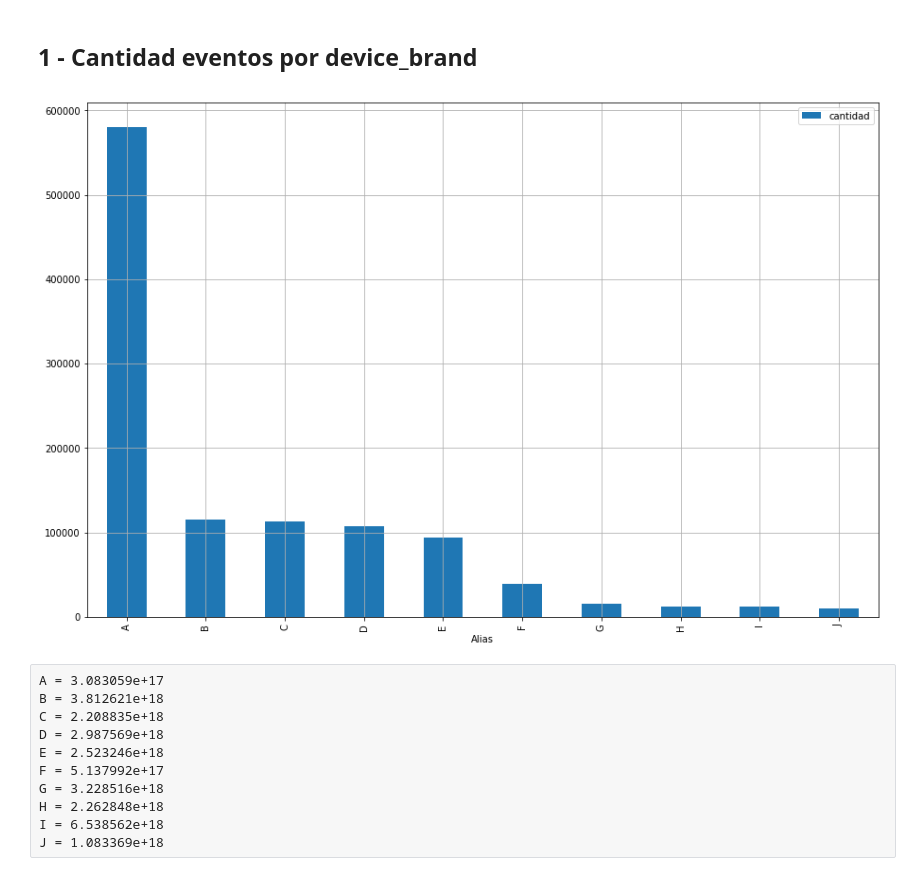
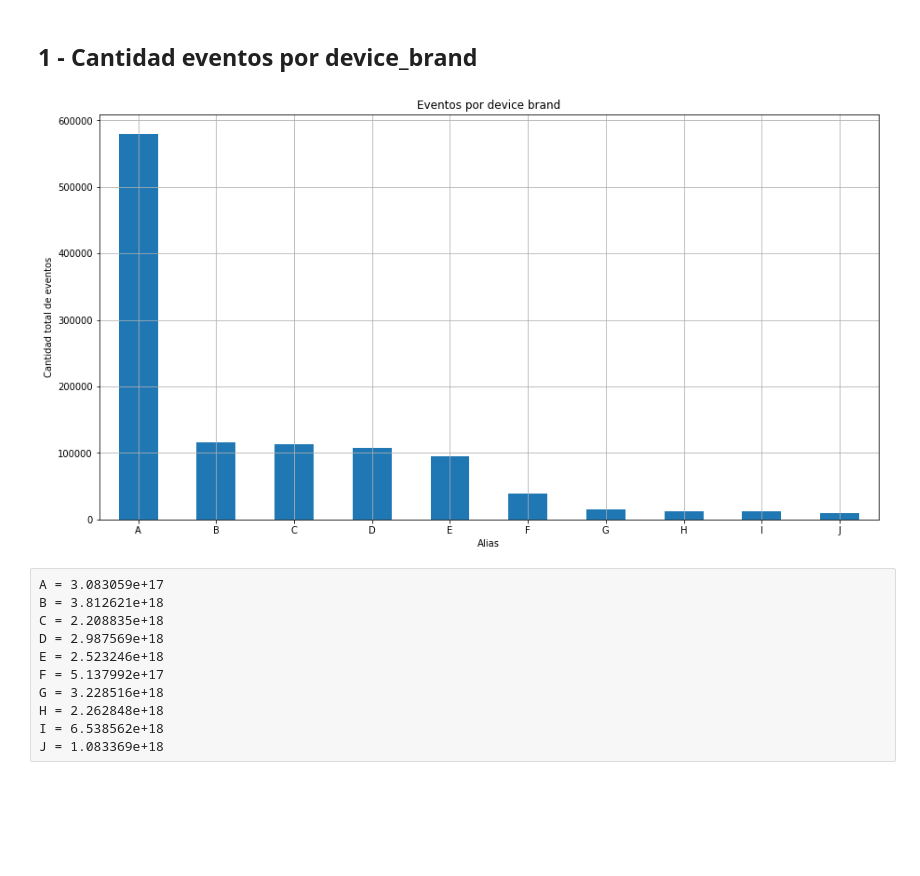
Before and after one commit to sberoch/Datos, a Jupyter notebook: events.ipynb, the cells around one changed output. Cells and saved outputs as stored; diff of their text form; code cells hidden in the pictures; blank space fills up the shorter version.

```diff
--- a/events.ipynb
+++ b/events.ipynb
@@ -60,9 +60,10 @@ events_graficable = events_graficable.sort_values(by=['cantidad'],ascending=Fals
 events_graficable = events_graficable.head(10)
 events_graficable['Alias'] = ['A','B','C','D','E','F','G','H','I','J']
 # %%
-graf = events_graficable.plot.bar(grid = True, x='Alias',figsize = (15,10))
+grph1 = events_graficable.plot.bar(grid = True, x='Alias',figsize = (15,8), legend = False, rot = 0, title = 'Eventos por device brand')
+grph1.set_ylabel('Cantidad total de eventos');
 # %% [output]
-[figure, old version]
+[figure, new version]
 # %% [raw]
 A = 3.083059e+17
 B = 3.812621e+18
```
Also changed, not shown: parts of 20 cells of this notebook.
